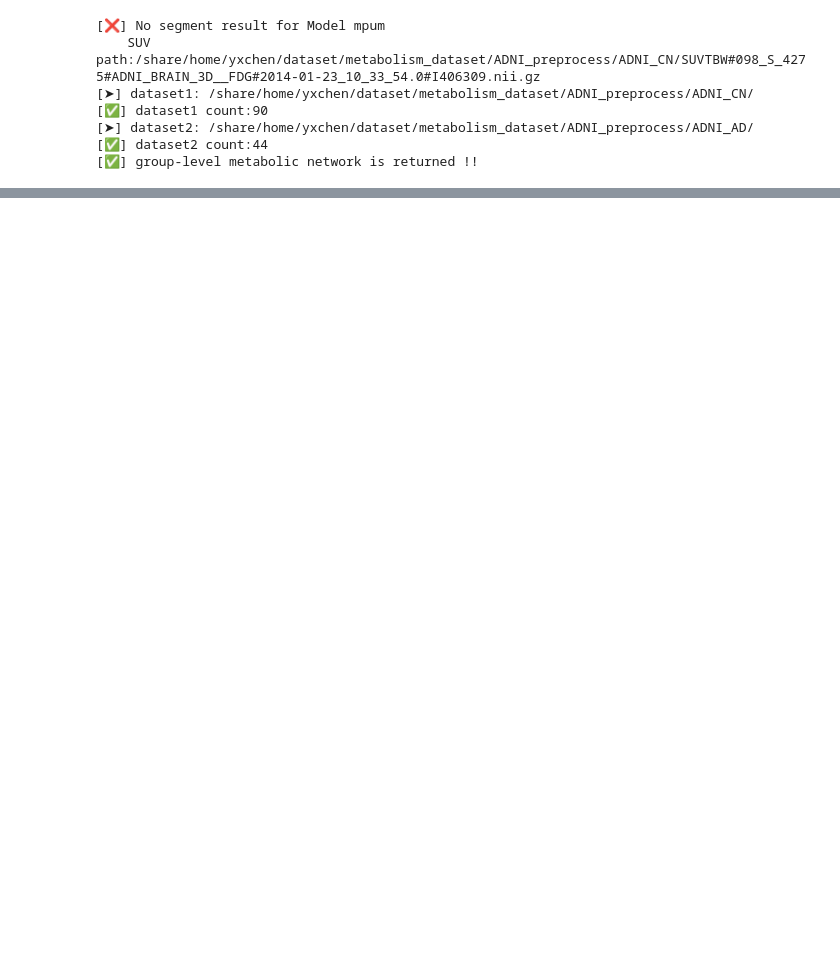
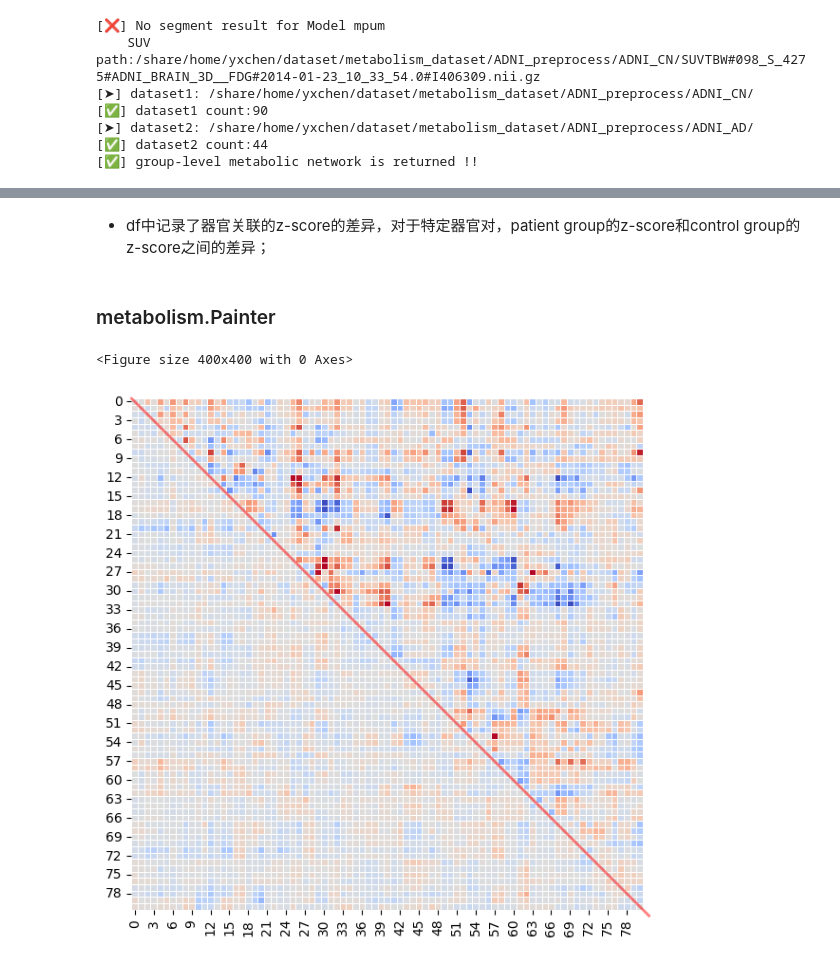
Before and after one commit to YixinChen-AI/metabolism, a Jupyter notebook: tutorial.ipynb, the cells around one changed output, grey strips where cells are left out. Saved outputs shown, nothing was run; the diff lists cells and outputs as text; code cells hidden in the pictures; blank space fills up the shorter version.

```diff
--- a/tutorial.ipynb
+++ b/tutorial.ipynb
@@ -25,0 +99,8 @@ grouplevelnet = groupLevelNetwork.process(dataset1 = "/share/home/yxchen/dataset
+# %%
+from metabolism import IndividualNetwork
+individualNetwork = IndividualNetwork(
+    control = "/share/home/yxchen/dataset/metabolism_dataset/ADNI_preprocess/ADNI_CN/",
+    dataset2 = "/share/home/yxchen/dataset/metabolism_dataset/ADNI_preprocess/ADNI_AD/",
+    modelname="mpum")
+# %%
+control_zscores,df2_zscores,edge_significant_counts = individualNetwork.process(referencenumber=40)
@@ -25,0 +135,15 @@ grouplevelnet = groupLevelNetwork.process(dataset1 = "/share/home/yxchen/dataset
+# %% [markdown]
+- df中记录了器官关联的z-score的差异，对于特定器官对，patient group的z-score和control group的z-score之间的差异；
+# %% [markdown]
+### metabolism.Painter
+# %%
+import numpy as np
+from metabolism import Painter
+painter = Painter()
+# %%
+control_zscore = np.mean(control_zscores,axis=0)
+df2_zscore = np.mean(df2_zscores,axis=0)
+painter.hotmap_zscore2(control_zscore,df2_zscore)
+# %% [output]
+<Figure size 400x400 with 0 Axes>
+[figure, added]
```
Also changed, not shown: parts of 22 cells of this notebook.
